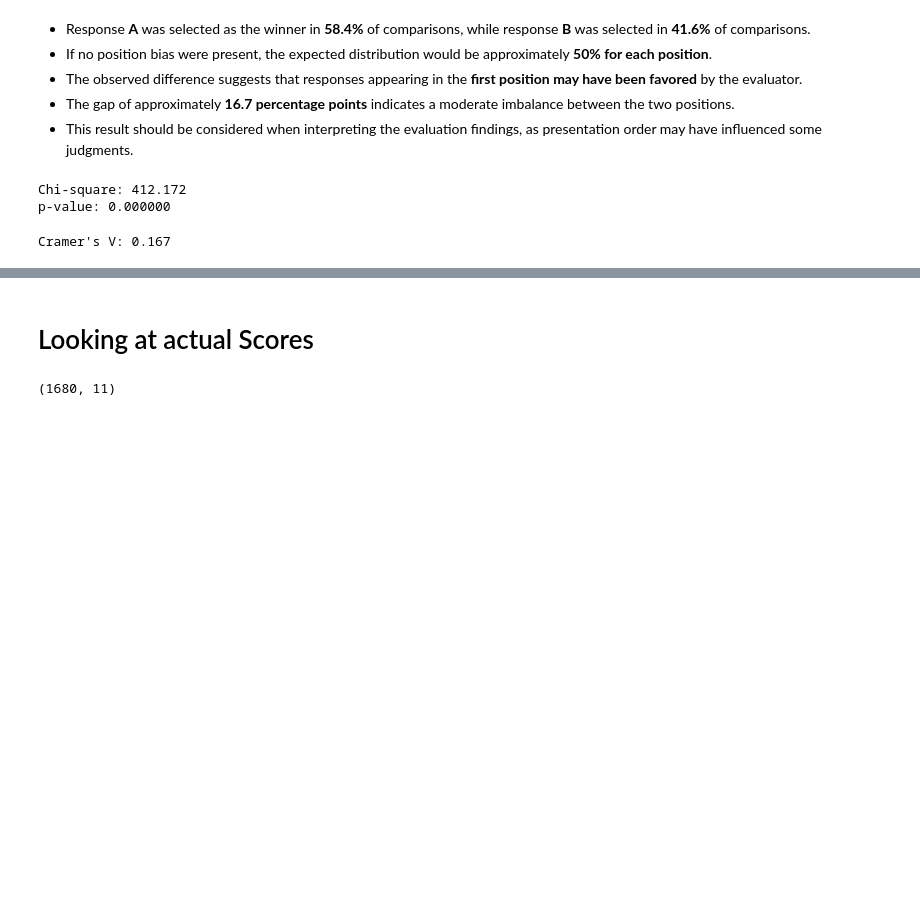
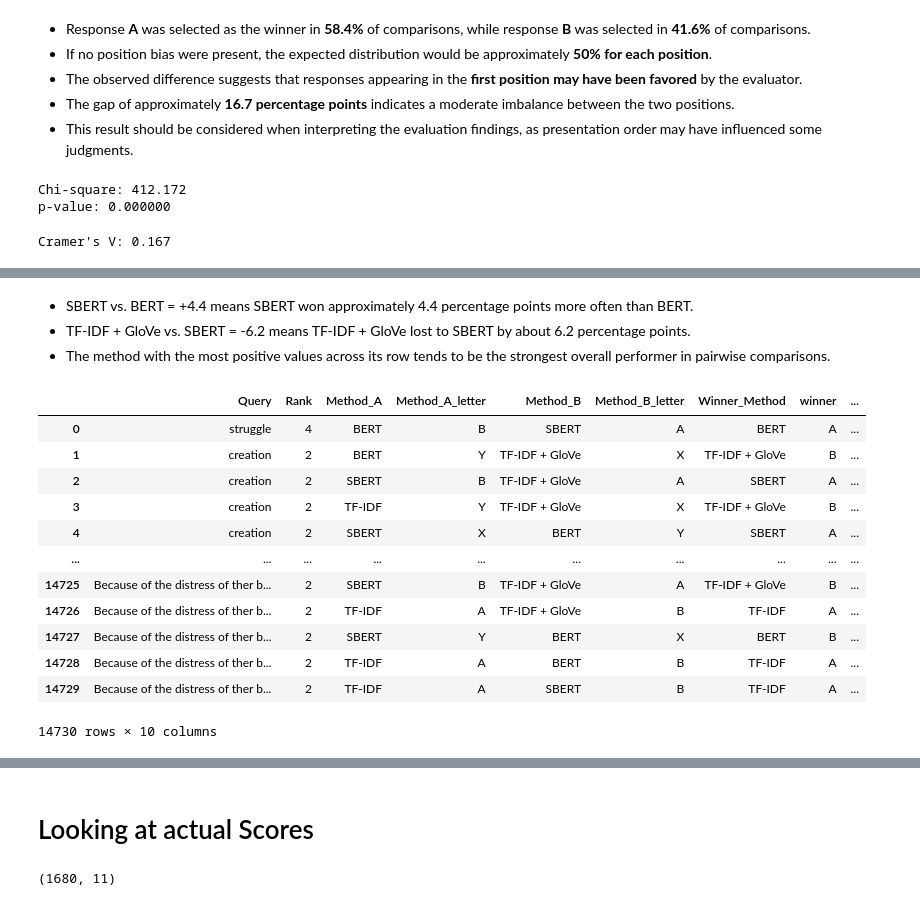
Before and after one commit to cwc09262/psalms-nlp-research, a Jupyter notebook: query_compare/llm_scoring/new_full/llm_results_eval.ipynb, the cells around one changed output, grey strips where cells are left out. Drawn from its saved outputs; the diff is of its cells as text; code cells hidden in the pictures; blank space fills up the shorter version.

```diff
--- a/query_compare/llm_scoring/new_full/llm_results_eval.ipynb
+++ b/query_compare/llm_scoring/new_full/llm_results_eval.ipynb
@@ -488 +758,21 @@ Cramer's V: 0.167
+# %% [markdown]
+* SBERT vs. BERT = +4.4 means SBERT won approximately 4.4 percentage points more often than BERT.
+* TF-IDF + GloVe vs. SBERT = -6.2 means TF-IDF + GloVe lost to SBERT by about 6.2 percentage points.
+* The method with the most positive values across its row tends to be the strongest overall performer in pairwise comparisons.
+# %%
+comparisons
+# %% [output]
+|  | Query | Rank | Method_A | Method_A_letter | Method_B | Method_B_letter | Winner_Method | winner | ... |
+| 0 | struggle | 4 | BERT | B | SBERT | A | BERT | A | ... |
+| 1 | creation | 2 | BERT | Y | TF-IDF + GloVe | X | TF-IDF + GloVe | B | ... |
+| 2 | creation | 2 | SBERT | B | TF-IDF + GloVe | A | SBERT | A | ... |
+| 3 | creation | 2 | TF-IDF | Y | TF-IDF + GloVe | X | TF-IDF + GloVe | B | ... |
+| 4 | creation | 2 | SBERT | X | BERT | Y | SBERT | A | ... |
+| ... | ... | ... | ... | ... | ... | ... | ... | ... | ... |
+| 14725 | Because of the distress of ther b... | 2 | SBERT | B | TF-IDF + GloVe | A | TF-IDF + GloVe | B | ... |
+| 14726 | Because of the distress of ther b... | 2 | TF-IDF | A | TF-IDF + GloVe | B | TF-IDF | A | ... |
+| 14727 | Because of the distress of ther b... | 2 | SBERT | Y | BERT | X | BERT | B | ... |
+| 14728 | Because of the distress of ther b... | 2 | TF-IDF | A | BERT | B | TF-IDF | A | ... |
+| 14729 | Because of the distress of ther b... | 2 | TF-IDF | A | SBERT | B | TF-IDF | A | ... |
+14730 rows × 10 columns
 # %%
```
Also changed, not shown: parts of 58 cells of this notebook.
